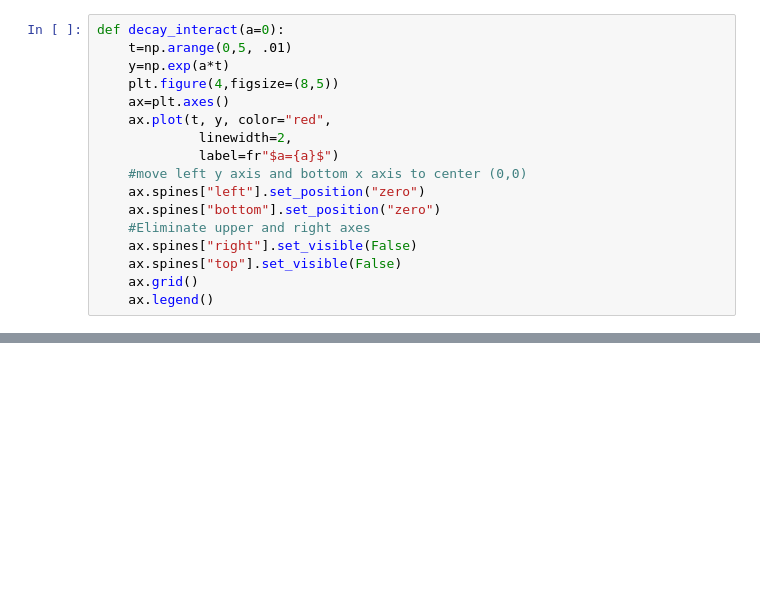
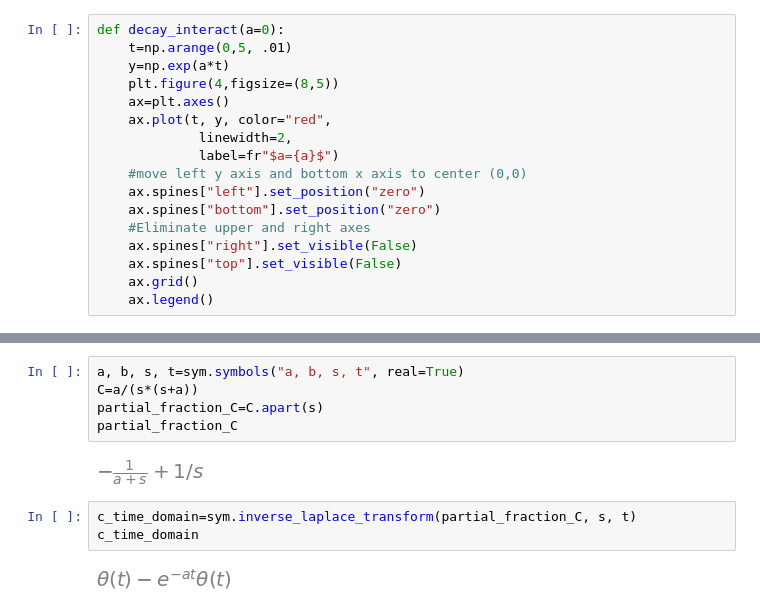
Before and after one commit to sayedul79/python-control-system, a Jupyter notebook: Time-Response.ipynb, the cells around one changed output, grey strips where cells are left out. Cells and saved outputs as stored; diff of their text form; blank space fills up the shorter version.

```diff
--- a/Time-Response.ipynb
+++ b/Time-Response.ipynb
@@ -161,0 +186,12 @@ input pole generates the forced response.
+# %%
+a, b, s, t=sym.symbols("a, b, s, t", real=True)
+C=a/(s*(s+a))
+partial_fraction_C=C.apart(s)
+partial_fraction_C
+# %% [output]
+[figure, added]
+# %%
+c_time_domain=sym.inverse_laplace_transform(partial_fraction_C, s, t)
+c_time_domain
+# %% [output]
+[figure, added]
```
Also changed, not shown: parts of 33 cells of this notebook.
